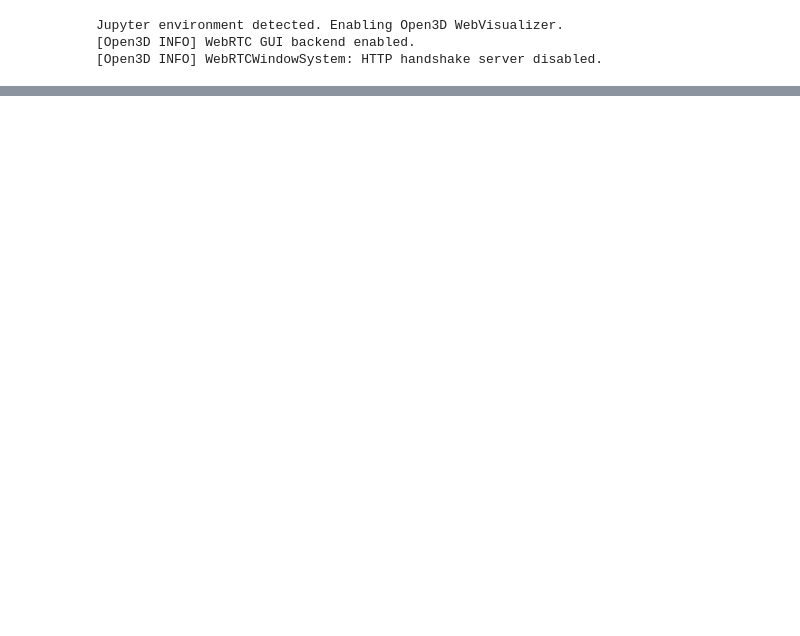
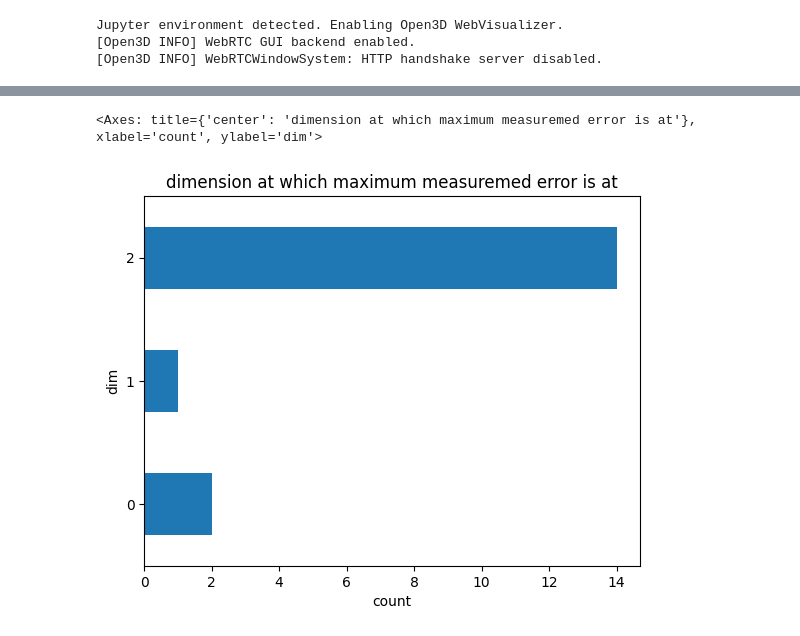
Before and after one commit to FGhavamian/item_size_from_lidar, a Jupyter notebook: evaluate.ipynb, the cells around one changed output, grey strips where cells are left out. Drawn from its saved outputs; the diff is of its cells as text; code cells hidden in the pictures; blank space fills up the shorter version.

```diff
--- a/evaluate.ipynb
+++ b/evaluate.ipynb
@@ -65,0 +71,5 @@ results_df.sort_values(by="error", ascending=False)
+# %%
+results_df["idx_max_error"].value_counts().sort_index().plot.barh(ylabel="dim", xlabel="count", title="dimension at which maximum measuremed error is at")
+# %% [output]
+<Axes: title={'center': 'dimension at which maximum measuremed error is at'}, xlabel='count', ylabel='dim'>
+[figure, added]
```
Also changed, not shown: parts of 5 cells of this notebook.
